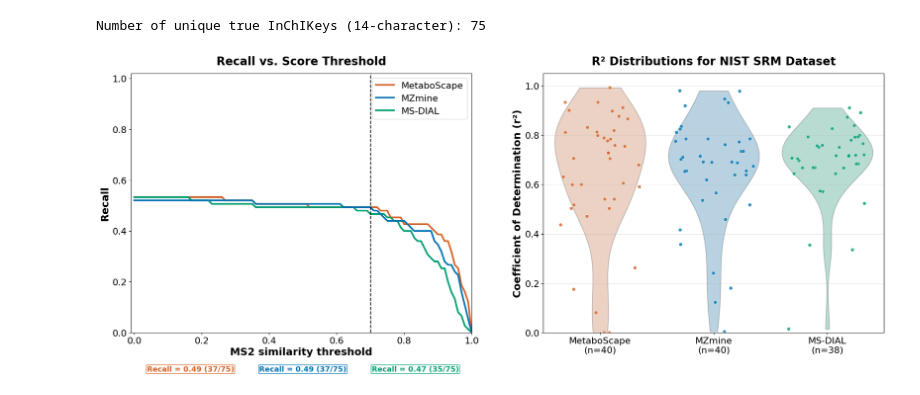
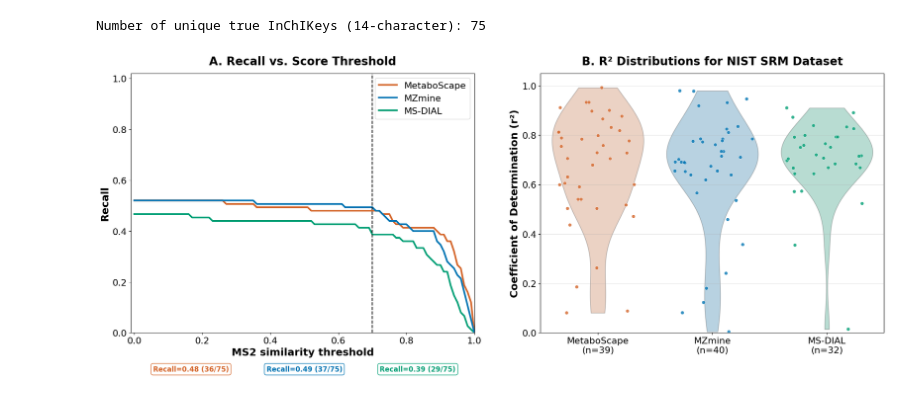
Before and after one commit to enveda/tims-bench, a Jupyter notebook: notebooks/05_nist_srm_based_metrics.ipynb, the cells around one changed output. Drawn from its saved outputs; the diff is of its cells as text; code cells hidden in the pictures.

```diff
--- a/notebooks/05_nist_srm_based_metrics.ipynb
+++ b/notebooks/05_nist_srm_based_metrics.ipynb
@@ -20,4 +20,5 @@ nist_groundtruth_library_data = pd.read_parquet(
 merged_feature_tables = load_all_feature_tables(
     ["../data/groundtruth_dataset/NIST_SRM"],
     annotation_subfolder="annotated_spectral_entropy",
+    blank_subtracted=True,
 )
@@ -42,32 +47,33 @@ r2_values = compute_r2_values_for_plasma_spikein(
 # %%
 fig, axes = plt.subplots(1, 2, figsize=(20, 8))
 
 plot_specific_pr_curves(
     score_range,
     precision_recall_curves,
     confusion_matrix_data,
     x_var="score",
     y_var="recall",
     confusion_matrix_threshold=0.7,
-    title="Recall vs. Score Threshold",
+    title="A. Recall vs. Score Threshold",
     fig_size=(10, 8),
     ax=axes[0],
+    box_metrics=("recall",),
 )
 
 plot_r2_distribution(
     r2_values,
     significant_only=False,
     significance_threshold=0.05,
-    title="R² Distributions for NIST SRM Dataset",
+    title="B. R² Distributions for NIST SRM Dataset",
     figsize=(10, 8),
     ax=axes[1],
 )
 
 # add spacing between subplots and save the combined figure
 fig.subplots_adjust(wspace=10)
 
 plt.tight_layout()
 plt.savefig("../figures/figure_4.png", dpi=400, bbox_inches="tight")
 plt.show()
 # %% [output]
-[figure, old version]
+[figure, new version]
```
Also changed, not shown: parts of 1 cell of this notebook, 12 other files.
